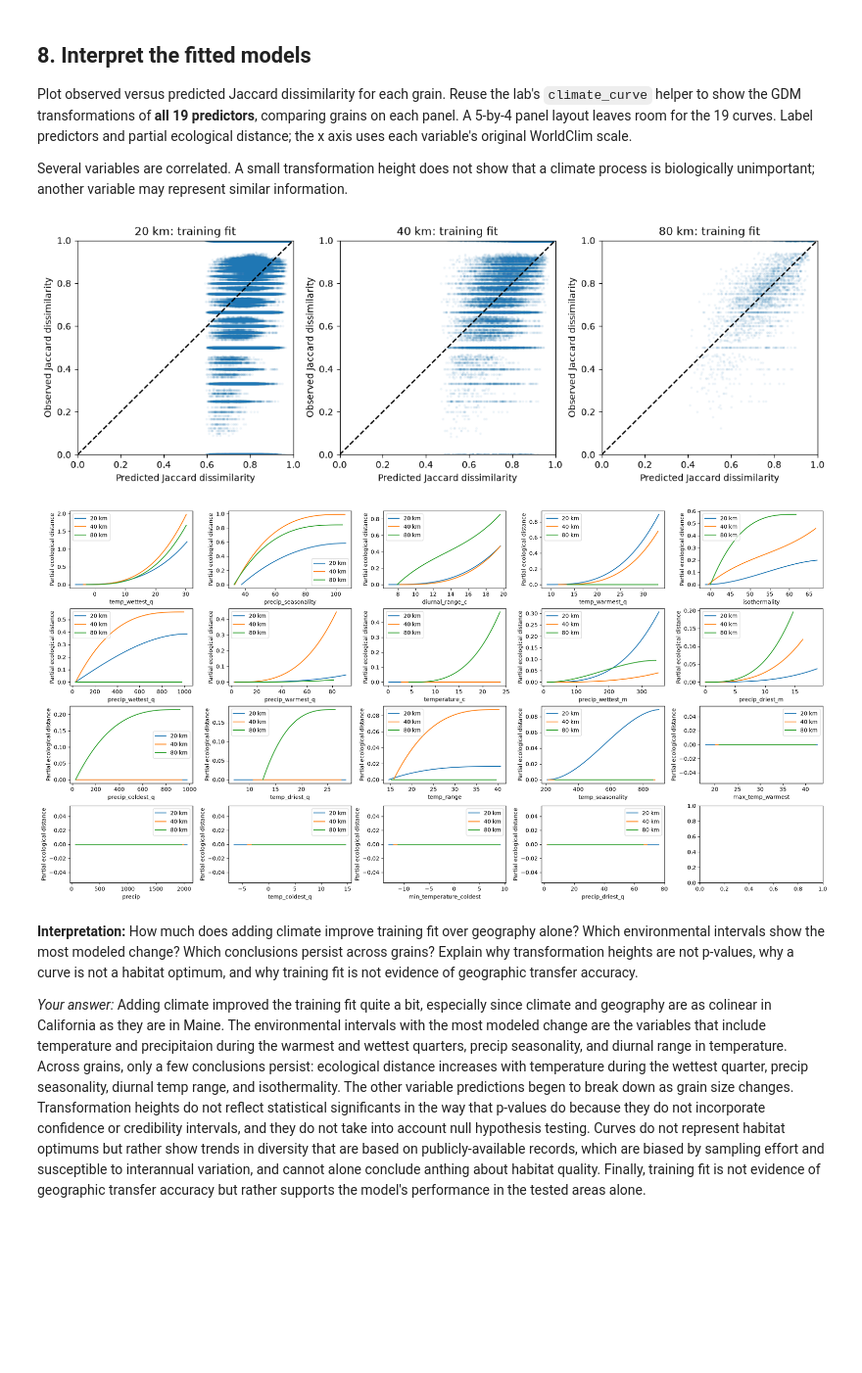
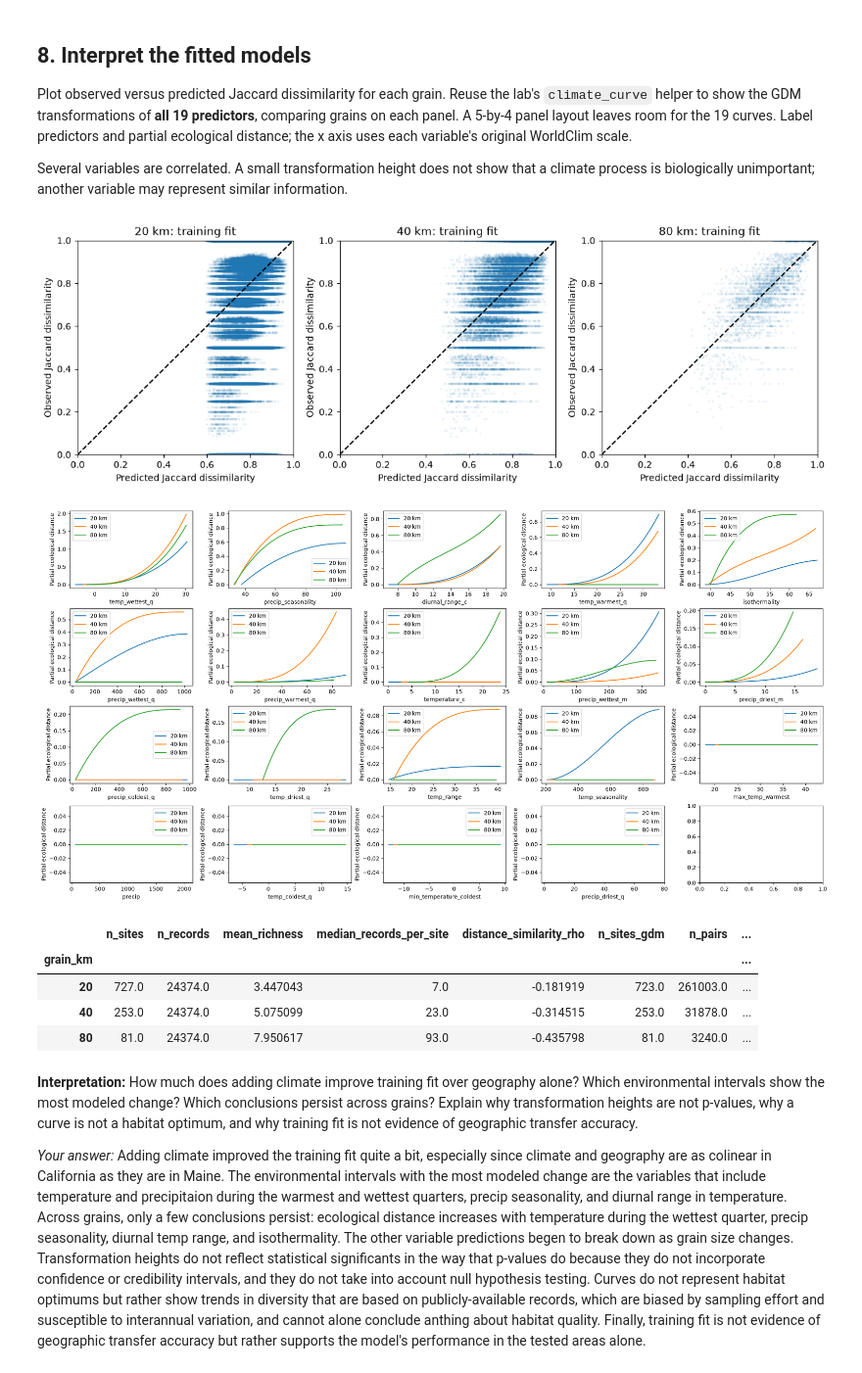
Before and after one commit to elizadstein/BIO597-SpatialBiodiversity, a Jupyter notebook: docs/assignments/Assignment-11-SpatialCommunityComposition.ipynb, the cells around one changed output. Shown at 98% size. Saved outputs shown, nothing was run; the diff lists cells and outputs as text; code cells hidden in the pictures; blank space fills up the shorter version.

```diff
--- a/docs/assignments/Assignment-11-SpatialCommunityComposition.ipynb
+++ b/docs/assignments/Assignment-11-SpatialCommunityComposition.ipynb
@@ -632,33 +632,41 @@ sorted_cols = importance.sum().sort_values(ascending=False).index
 importance_sorted = importance[sorted_cols].drop(columns=['geo'])
 importance_sorted
 
 def climate_curve(model, X, predictor):
     curve = pd.DataFrame(index=range(100))
     for column in X.columns:
         curve[column] = X[column].median()
     curve[predictor] = np.linspace(X[predictor].min(), X[predictor].max(), 100)
     effect = model.gdm_transform(curve).sum(axis=1)
     effect = effect - effect[0]
     return pd.DataFrame({"value": curve[predictor], "effect": effect})
 
 # Plot the three grains together for each predictor in a 5-by-4 panel layout.
 curves = {}
 
 fig, axes = plt.subplots(4, 5, figsize=(20, 10), layout="constrained")
 for ax, name in zip(axes.flat, importance_sorted.columns):
     for grain in GRAINS:
         curve = climate_curve(models[grain], model_X[grain], name)
         curves[(grain, name)] = curve
         ax.plot(curve.value, curve.effect, label=f"{grain} km")
 
 # Label predictors and partial ecological distance; hide the unused panel.
     ax.set(xlabel=name, ylabel="Partial ecological distance")
     ax.legend()
 fig.savefig(OUTPUT / "gdm_climate_curves_by_grain.png", dpi=150)
 plt.show()
+
+comparison = grain_summary.join(gdm_summary, rsuffix="_gdm")
+display(comparison)
 # %% [output]
 [figure]
 [figure]
+|  | n_sites | n_records | mean_richness | median_records_per_site | distance_similarity_rho | n_sites_gdm | n_pairs | ... |
+| grain_km |  |  |  |  |  |  |  | ... |
+| 20 | 727.0 | 24374.0 | 3.447043 | 7.0 | -0.181919 | 723.0 | 261003.0 | ... |
+| 40 | 253.0 | 24374.0 | 5.075099 | 23.0 | -0.314515 | 253.0 | 31878.0 | ... |
+| 80 | 81.0 | 24374.0 | 7.950617 | 93.0 | -0.435798 | 81.0 | 3240.0 | ... |
 # %% [markdown]
 **Interpretation:** How much does adding climate improve training fit over
 geography alone? Which environmental intervals show the most modeled change?
```
Also changed, not shown: parts of 2 cells of this notebook, 1 other file.
